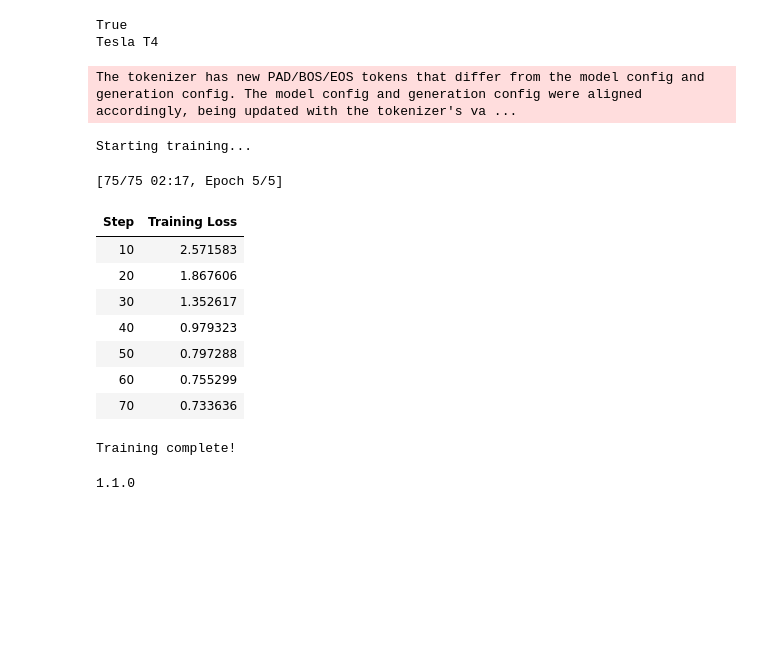
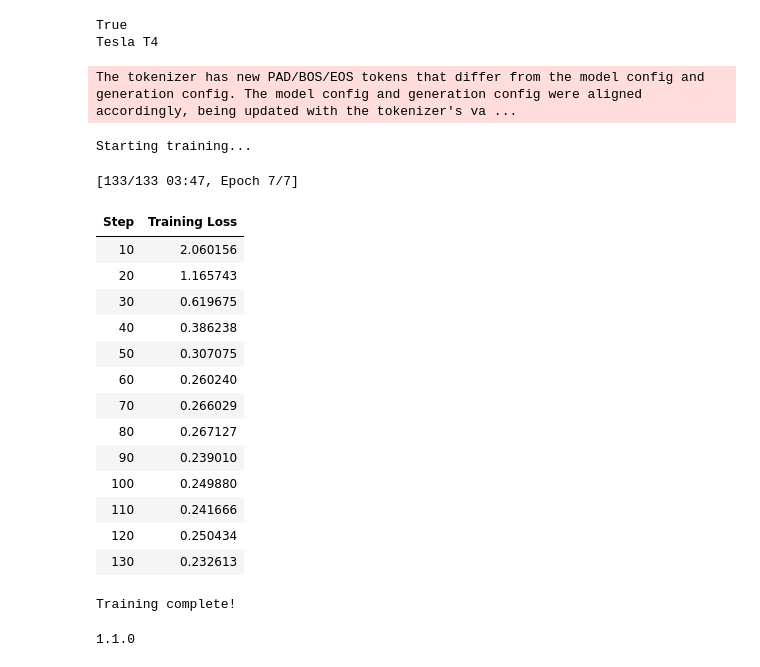
Before and after one commit to JanushiShastri/ClinicalDistill, a Jupyter notebook: notebooks/ClinicalDistill_LoRA_Gemma.ipynb, the cells around one changed output. Drawn from its saved outputs; the diff is of its cells as text; code cells hidden in the pictures; blank space fills up the shorter version.

Commit message:
Add fixed dataset (145 train/35 test) + Gemma LoRA notebooks

```diff
--- a/notebooks/ClinicalDistill_LoRA_Gemma.ipynb
+++ b/notebooks/ClinicalDistill_LoRA_Gemma.ipynb
@@ -18,8 +20,8 @@ os.listdir(PROJECT_PATH)
 from datasets import load_dataset
 
 dataset = load_dataset("json", data_files={
-    "train": f"{PROJECT_PATH}/data/train.jsonl",
-    "test": f"{PROJECT_PATH}/data/test.jsonl"
+    "train": f"{PROJECT_PATH}/data/train_fixed.jsonl",
+    "test": f"{PROJECT_PATH}/data/test_fixed.jsonl"
 })
 
 print(dataset)
@@ -73,19 +76,3 @@ You will be able to reuse this secret in all of your notebooks.
 Please note that authentication is recommended but still optional to access public models or datasets.
   warnings.warn(
 VBox(children=(HTML(value='<center> <img\nsrc=https://huggingface.co/front/assets/huggingface_logo-noborder.sv…
-# %%
-def format_example(example):
-  return {
-      "text": f""" Instruction:
-
-      Extract structured clinical information from the following text.
-
-      ### Input:
-      {example['input']}
-
-      ### Output:
-      {str(example['output'])}"""
-  }
-
-dataset = dataset.map(format_example)
-print(dataset["train"][0]["text"])
@@ -164,8 +190,8 @@ v_proj = the layer that creates Value vectors
 from peft import LoraConfig, get_peft_model
 
 lora_config = LoraConfig(
-    r=8,
-    lora_alpha=16,
+    r=16,
+    lora_alpha=32,
     target_modules=["q_proj", "v_proj"],
     lora_dropout=0.05,
     bias="none",
@@ -201,42 +227,48 @@ from trl import SFTTrainer, SFTConfig
 
 OUTPUT_DIR = f"{PROJECT_PATH}/models/gemma-lora"
 args = SFTConfig(
     output_dir=OUTPUT_DIR,
-    num_train_epochs=5,
+    num_train_epochs=7,
     per_device_train_batch_size=2,
     gradient_accumulation_steps=4,
     learning_rate=2e-4,
     fp16=True,
     logging_steps=10,
     save_strategy="epoch",
     report_to="none",
     dataset_text_field="text",
     # max_seq_length=512
 )
 trainer = SFTTrainer(
     model=model,
     args=args,
     train_dataset=dataset["train"],
     # tokenizer=tokenizer
     processing_class=tokenizer,
 
 )
 
 print("Starting training...")
 trainer.train()
 print("Training complete!")
 # %% [output]
 The tokenizer has new PAD/BOS/EOS tokens that differ from the model config and generation config. The model config and generation config were aligned accordingly, being updated with the tokenizer's va ...
 Starting training...
-[75/75 02:17, Epoch 5/5]
+[133/133 03:47, Epoch 7/7]
 | Step | Training Loss |
-| 10 | 2.571583 |
-| 20 | 1.867606 |
-| 30 | 1.352617 |
-| 40 | 0.979323 |
-| 50 | 0.797288 |
-| 60 | 0.755299 |
-| 70 | 0.733636 |
+| 10 | 2.060156 |
+| 20 | 1.165743 |
+| 30 | 0.619675 |
+| 40 | 0.386238 |
+| 50 | 0.307075 |
+| 60 | 0.260240 |
+| 70 | 0.266029 |
+| 80 | 0.267127 |
+| 90 | 0.239010 |
+| 100 | 0.249880 |
+| 110 | 0.241666 |
+| 120 | 0.250434 |
+| 130 | 0.232613 |
 Training complete!
 # %%
 import trl
```
Also changed, not shown: parts of 12 cells of this notebook, 2 other files.
